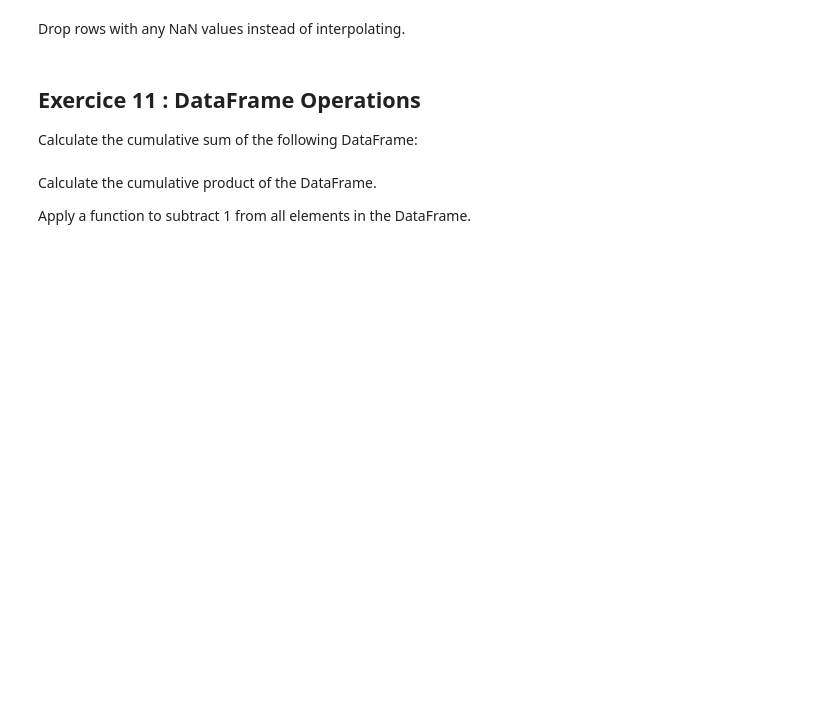
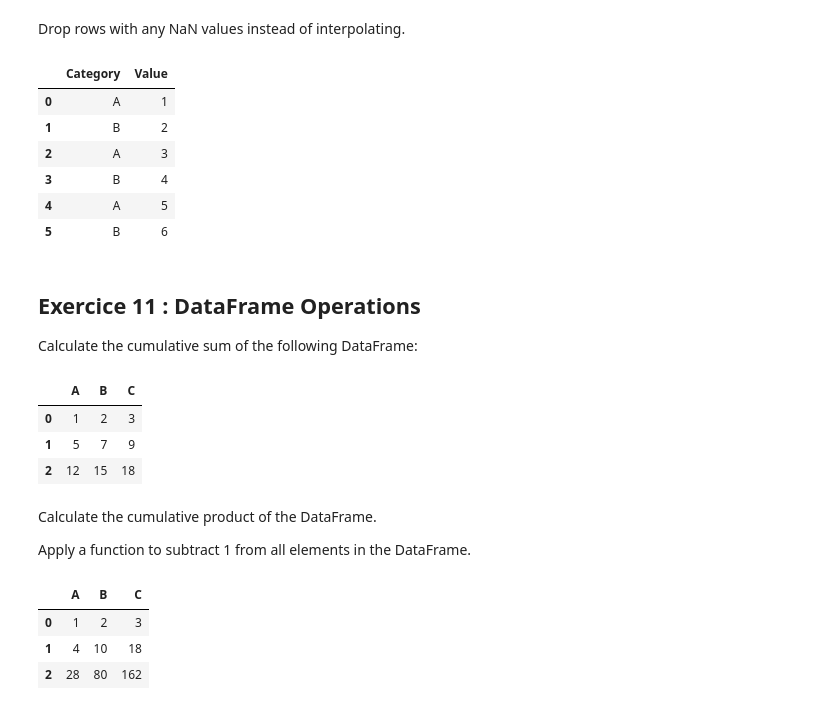
Before and after one commit to manarbensa/tp1, a Jupyter notebook: pandas.ipynb, the cells around one changed output. Cells and saved outputs as stored; diff of their text form; code cells hidden in the pictures; blank space fills up the shorter version.

```diff
--- a/pandas.ipynb
+++ b/pandas.ipynb
@@ -171,6 +314,12 @@ Create a time series DataFrame with a date range starting from '2023-01-01' for
 Set the date column as the index of the DataFrame.
 
 Resample the data to calculate the sum for each 2-day period.
+# %%
+date_rng = pd.date_range(start='2023-01-01', periods=6, freq='D')
+df = pd.DataFrame({'Date': date_rng, 'Value': np.random.randint(1, 100, size=(6,))})
+df.set_index('Date', inplace=True)
+df_resampled = df.resample('2D').sum()
+print(df_resampled)
 # %% [markdown]
 ## Exercice 10 : Handling Missing Data
 
@@ -183,5 +349,16 @@ Interpolate missing values in the following DataFrame:
 # %% [markdown]
 Drop rows with any NaN values instead of interpolating.
+# %%
+df_dropped = df.dropna()
+df_dropped
+# %% [output]
+|  | Category | Value |
+| 0 | A | 1 |
+| 1 | B | 2 |
+| 2 | A | 3 |
+| 3 | B | 4 |
+| 4 | A | 5 |
+| 5 | B | 6 |
 # %% [markdown]
 ## Exercice 11 : DataFrame Operations
 
@@ -191,7 +368,24 @@ Calculate the cumulative sum of the following DataFrame:
 0  1  2  3
 1  4  5  6
 2  7  8  9
+# %%
+df_exo11 = pd.DataFrame({'A': [1, 4, 7], 'B': [2, 5, 8], 'C': [3, 6, 9]})
+df_cumsum = df_exo11.cumsum()
+df_cumsum
+# %% [output]
+|  | A | B | C |
+| 0 | 1 | 2 | 3 |
+| 1 | 5 | 7 | 9 |
+| 2 | 12 | 15 | 18 |
 # %% [markdown]
 Calculate the cumulative product of the DataFrame.
 
 Apply a function to subtract 1 from all elements in the DataFrame.
+# %%
+df_cumprod = df_exo11.cumprod()
+df_cumprod
+# %% [output]
+|  | A | B | C |
+| 0 | 1 | 2 | 3 |
+| 1 | 4 | 10 | 18 |
+| 2 | 28 | 80 | 162 |
```
Also changed, not shown: parts of 22 cells of this notebook.
